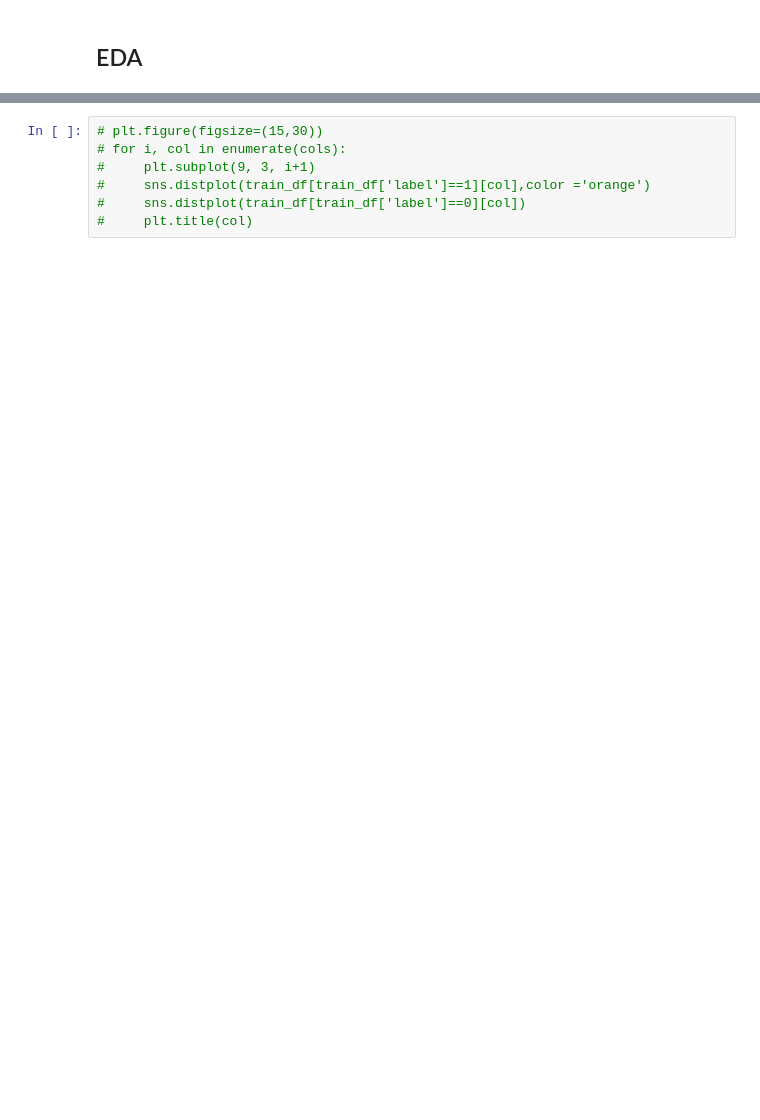
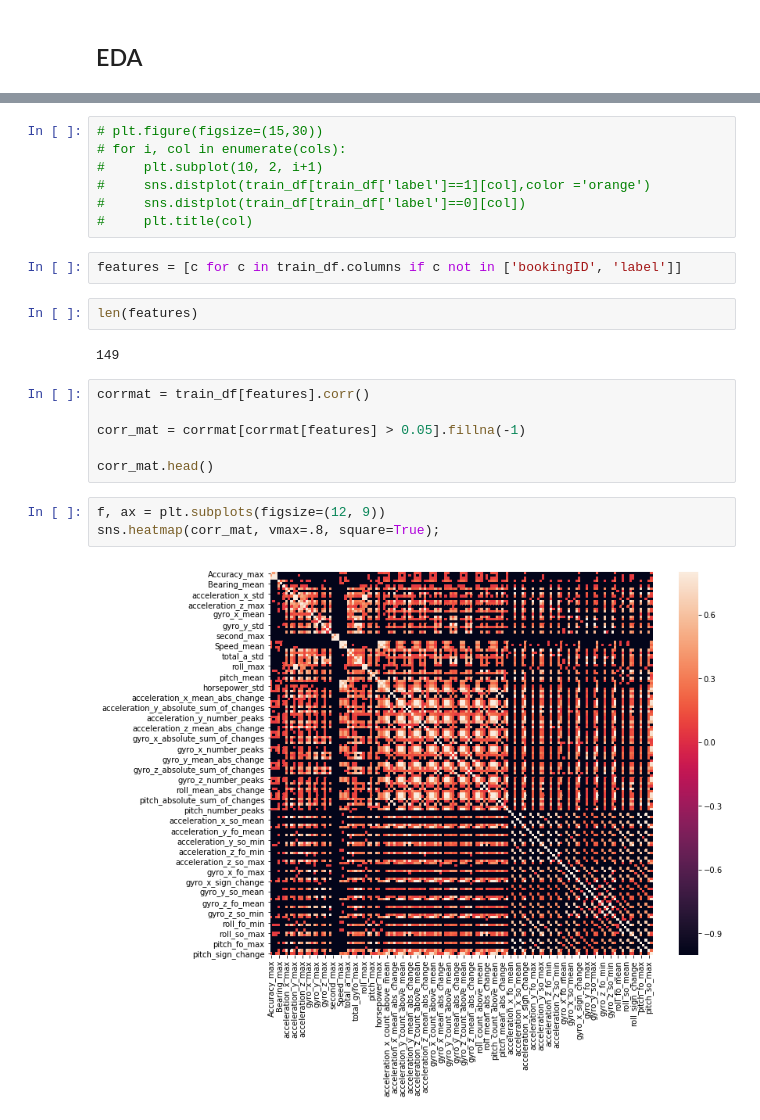
Before and after one commit to wjensheng/grab, a Jupyter notebook: preprocess.ipynb, the cells around one changed output, grey strips where cells are left out. Saved outputs shown, nothing was run; the diff lists cells and outputs as text; blank space fills up the shorter version.

```diff
--- a/preprocess.ipynb
+++ b/preprocess.ipynb
@@ -570,7 +502,24 @@ first: 0.067913364, last: 4.537279431529613
 # %%
 # plt.figure(figsize=(15,30))
 # for i, col in enumerate(cols):
-#     plt.subplot(9, 3, i+1)
+#     plt.subplot(10, 2, i+1)
 #     sns.distplot(train_df[train_df['label']==1][col],color ='orange')
 #     sns.distplot(train_df[train_df['label']==0][col])
 #     plt.title(col)
+# %%
+features = [c for c in train_df.columns if c not in ['bookingID', 'label']]
+# %%
+len(features)
+# %% [output]
+149
+# %%
+corrmat = train_df[features].corr()
+
+corr_mat = corrmat[corrmat[features] > 0.05].fillna(-1)
+
+corr_mat.head()
+# %%
+f, ax = plt.subplots(figsize=(12, 9))
+sns.heatmap(corr_mat, vmax=.8, square=True);
+# %% [output]
+[figure, added]
```
Also changed, not shown: parts of 36 cells of this notebook, 1 other file.
